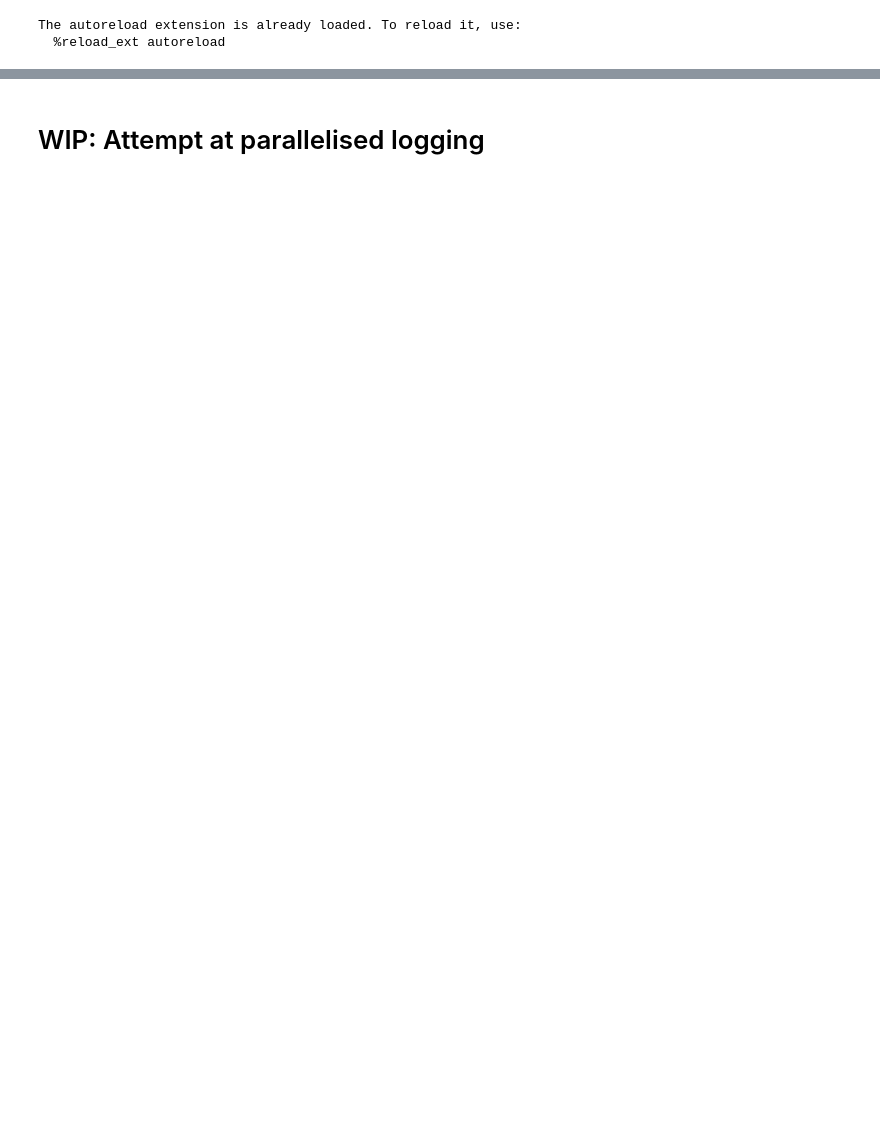
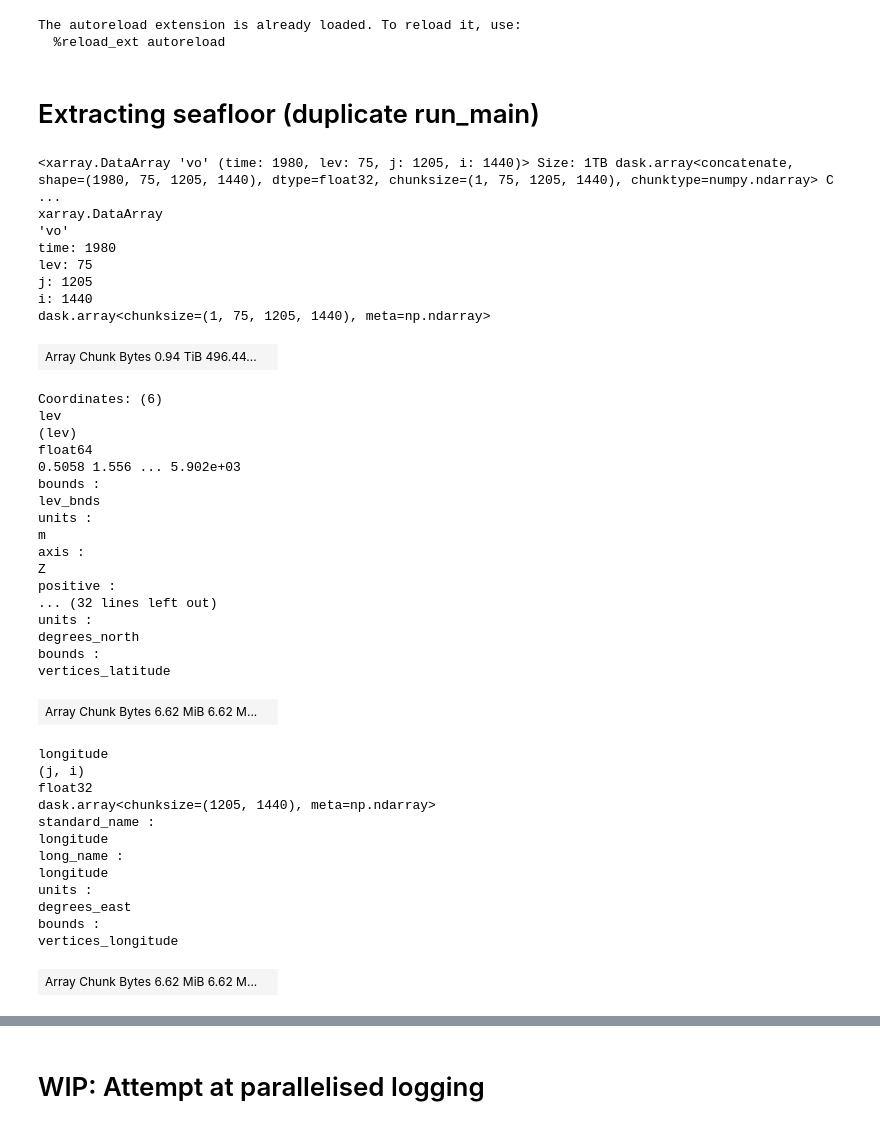
Before and after one commit to orlando-code/cmipper, a Jupyter notebook: test.ipynb, the cells around one changed output, grey strips where cells are left out. Drawn from its saved outputs; the diff is of its cells as text; code cells hidden in the pictures; blank space fills up the shorter version.

```diff
--- a/test.ipynb
+++ b/test.ipynb
@@ -8,3 +18,51 @@ import xarray as xa
 # %% [output]
 The autoreload extension is already loaded. To reload it, use:
   %reload_ext autoreload
+# %% [markdown]
+# Extracting seafloor (duplicate run_main)
+# %%
+fps = Path("/maps/rt582/cmipper/.esgpull/data/CMIP6/CMIP/MOHC/HadGEM3-GC31-MM/historical/r1i1p1f3/Omon/vo/gn/v20191216").glob("*.nc")
+combined = xa.open_mfdataset(fps, chunks={"lev": -1, "i": -1, "j": -1})["vo"]   # levels as single chunk since will need to index along this dimension
+combined["time"] = [datetime.datetime(vv.year,vv.month,vv.day) for vv in combined["time"].values]   # from 360 calendar to datetime
+combined
+# %% [output]
+<xarray.DataArray 'vo' (time: 1980, lev: 75, j: 1205, i: 1440)> Size: 1TB dask.array<concatenate, shape=(1980, 75, 1205, 1440), dtype=float32, chunksize=(1, 75, 1205, 1440), chunktype=numpy.ndarray> C ...
+xarray.DataArray
+'vo'
+time: 1980
+lev: 75
+j: 1205
+i: 1440
+dask.array<chunksize=(1, 75, 1205, 1440), meta=np.ndarray>
+| Array Chunk Bytes 0.94 TiB 496.44... |  |
+Coordinates: (6)
+lev
+(lev)
+float64
+0.5058 1.556 ... 5.902e+03
+bounds :
+lev_bnds
+units :
+m
+axis :
+Z
+positive :
+... (32 lines left out)
+units :
+degrees_north
+bounds :
+vertices_latitude
+| Array Chunk Bytes 6.62 MiB 6.62 M... |  |
+longitude
+(j, i)
+float32
+dask.array<chunksize=(1205, 1440), meta=np.ndarray>
+standard_name :
+longitude
+long_name :
+longitude
+units :
+degrees_east
+bounds :
+vertices_longitude
+| Array Chunk Bytes 6.62 MiB 6.62 M... |  |
```
Also changed, not shown: parts of 67 cells of this notebook.
